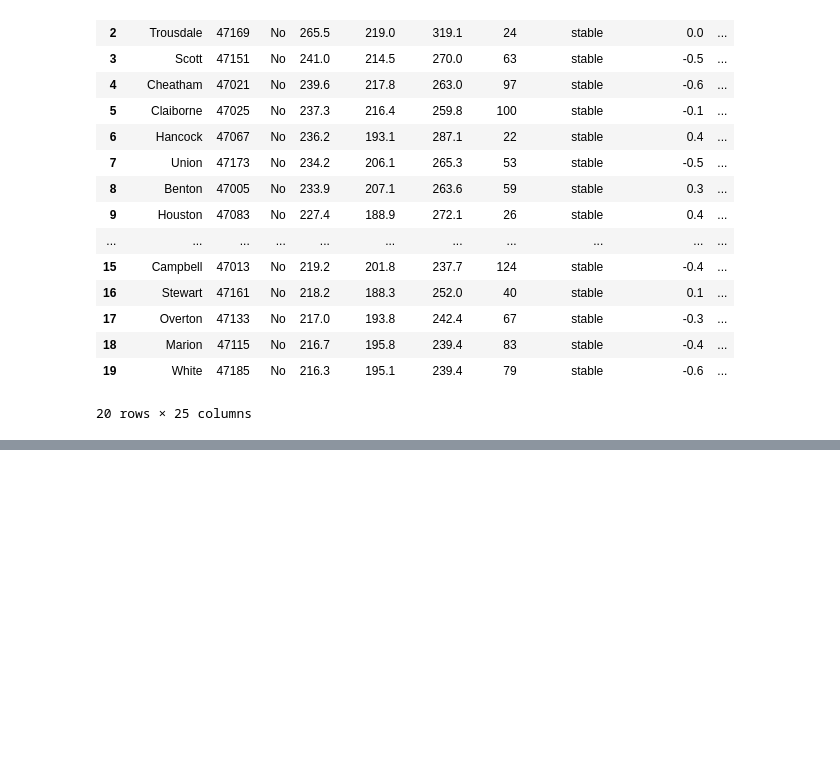
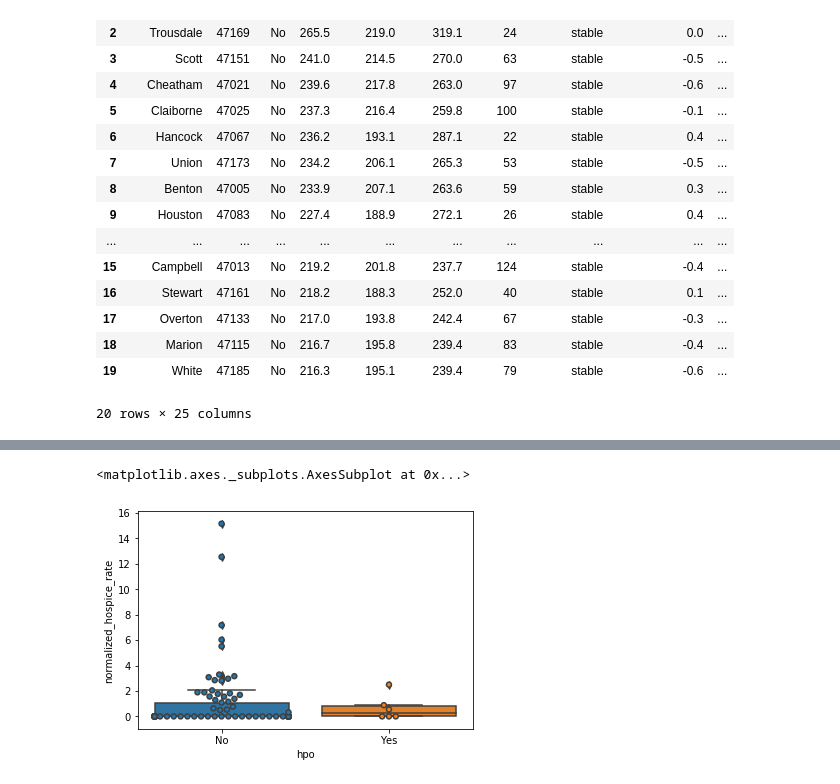
Before and after one commit to Leungam/vanderbilt-aspire-data-essentials, a Jupyter notebook: First_Notebook_data_essentials.ipynb, the cells around one changed output, grey strips where cells are left out. Cells and saved outputs as stored; diff of their text form; code cells hidden in the pictures; blank space fills up the shorter version.

```diff
--- a/First_Notebook_data_essentials.ipynb
+++ b/First_Notebook_data_essentials.ipynb
@@ -582,0 +625,6 @@ Create a scatterplot to examine the relationship between population over 50 and
+# %%
+sns.boxplot(x = "hpo", y = "normalized_hospice_rate", data = pop_and_cancer_df, linewidth = 1.5)
+sns.swarmplot(x = "hpo", y = "normalized_hospice_rate", data = pop_and_cancer_df, linewidth = 1.5)
+# %% [output]
+<matplotlib.axes._subplots.AxesSubplot at 0x...>
+[figure, added]
```
Also changed, not shown: parts of 37 cells of this notebook.
